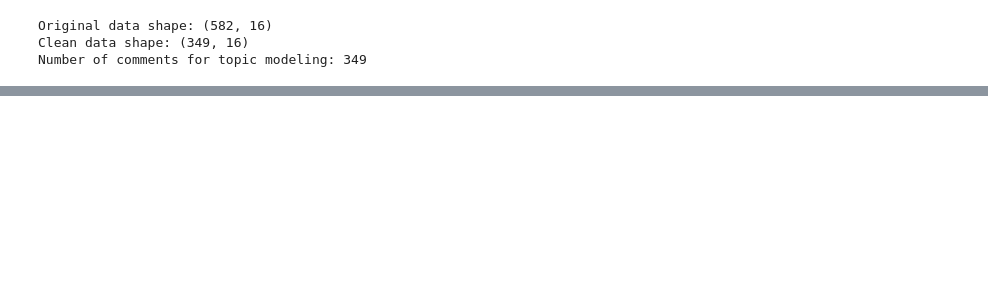
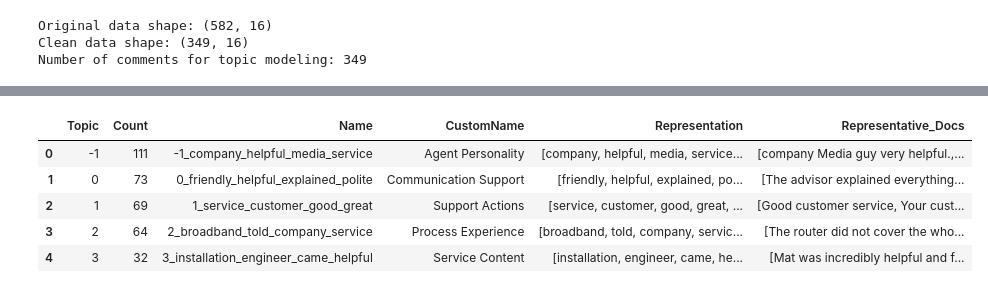
Before and after one commit to Ry-Rousseau/NLP_Call_Script_Analysis, a Jupyter notebook: notebooks/topic_theme_modelling.ipynb, the cells around one changed output, grey strips where cells are left out. Saved outputs shown, nothing was run; the diff lists cells and outputs as text; code cells hidden in the pictures; blank space fills up the shorter version.

Commit message:
verify data integrity and add flesh out visualizations

```diff
--- a/notebooks/topic_theme_modelling.ipynb
+++ b/notebooks/topic_theme_modelling.ipynb
@@ -298,7 +316,7 @@ from bertopic import BERTopic
 df_clean = (df
     .loc[df['LTR_COMMENT_CLEAN'].notna()]  # Remove missing comments
     .loc[df['LTR_COMMENT_CLEAN'].str.len() >= 20]  # Remove very short comments
-    .reset_index(drop=True)  # Reset index after filtering
+    #.reset_index(drop=True)  # Reset index after filtering
     .copy()
 )
 
@@ -517,15 +461,15 @@ Sample documents by topic:
 # %%
 
 # Step 8: Topic reduction (if needed)
-print(f"\nOriginal number of topics: {len(topic_model.get_topic_info())}")
+# print(f"\nOriginal number of topics: {len(topic_model.get_topic_info())}")
 
-# Reduce topics if there are too many (following guide's example)
-if len(topic_model.get_topic_info()) > 20:
-    print("Reducing number of topics...")
-    topic_model.reduce_topics(docs, nr_topics=15)
+# # Reduce topics if there are too many (following guide's example)
+# if len(topic_model.get_topic_info()) > 20:
+#     print("Reducing number of topics...")
+#     topic_model.reduce_topics(docs, nr_topics=15)
 
-    # Update topics after reduction
-    topics_reduced = topic_model.topics_
-    df_clean['topic_reduced'] = topics_reduced
+#     # Update topics after reduction
+#     topics_reduced = topic_model.topics_
+#     df_clean['topic_reduced'] = topics_reduced
 
-    print(f"Reduced number of topics: {len(topic_model.get_topic_info())}")
+#     print(f"Reduced number of topics: {len(topic_model.get_topic_info())}")
@@ -548,0 +1377,57 @@ Should also look into entity analysis, which can extract the proper nouns and th
+# %%
+from bertopic import BERTopic
+from sklearn.feature_extraction.text import CountVectorizer
+from umap import UMAP
+import hdbscan
+import pandas as pd
+
+# 1) Prepare your documents
+docs_df = df_clean.dropna(subset=["LTR_COMMENT"])
+docs    = docs_df["LTR_COMMENT"].tolist()
+print(f"Fitting on {len(docs)} comments")
+
+# 2) Your 7 seed‐topic keyword lists (as before)
+category_seed_keywords = {
+    "Agent Personality"     : ["professional","friendly","helpful","rude","unhelpful"],
+    "Communication Support" : ["explained","clear","understood","confusing","outlined"],
+    "Support Actions"       : ["help","support","resolved","assistance"],
+    "Process Experience"    : ["quick","efficient","waiting","slow","easy","difficult"],
+    "Service Content"       : ["broadband","internet","wifi","price","bill","package"],
+    "Competitive Retention" : ["sky","bt","virgin","switching","cancel"],
+    "Contact Patterns"      : ["callback","follow","again","second"]
+}
+seed_topic_list = list(category_seed_keywords.values())
+
+# 3) Instantiate vectorizer, UMAP, **and** HDBSCAN _with_ prediction_data
+vectorizer_model = CountVectorizer(stop_words="english")
+umap_model       = UMAP(n_neighbors=15, min_dist=0.0, metric="cosine")
+hdbscan_model    = hdbscan.HDBSCAN(
+    min_cluster_size=10,
+    metric="euclidean",
+    cluster_selection_method="eom",
+    prediction_data=True               # ← must have this for calculate_probabilities=True :contentReference[oaicite:0]{index=0}
+)
+
+# 4) Configure & fit BERTopic
+topic_model = BERTopic(
+    seed_topic_list       = seed_topic_list,
+    vectorizer_model      = vectorizer_model,
+    umap_model            = umap_model,
+    hdbscan_model         = hdbscan_model,
+    calculate_probabilities = True,    # now works without error
+    verbose               = True
+)
+topics, probs = topic_model.fit_transform(docs)
+
+# 5) Rename topics 0–6 to your human labels
+auto_labels = topic_model.generate_topic_labels(nr_words=3)
+custom_labels = [
+    list(category_seed_keywords.keys())[i] if i < len(seed_topic_list) else lbl
+    for i, lbl in enumerate(auto_labels)
+]
+topic_model.set_topic_labels(custom_labels)
+
+# 6) Quick check
+print("\n=== Top 10 topic overview ===")
+display(topic_model.get_topic_info().head(10))
+# %% [output]
@@ -548,0 +1446,6 @@ Should also look into entity analysis, which can extract the proper nouns and th
+|  | Topic | Count | Name | CustomName | Representation | Representative_Docs |
+| 0 | -1 | 111 | -1_company_helpful_media_service | Agent Personality | [company, helpful, media, service... | [company Media guy very helpful.,... |
+| 1 | 0 | 73 | 0_friendly_helpful_explained_polite | Communication Support | [friendly, helpful, explained, po... | [The advisor explained everything... |
+| 2 | 1 | 69 | 1_service_customer_good_great | Support Actions | [service, customer, good, great, ... | [Good customer service, Your cust... |
+| 3 | 2 | 64 | 2_broadband_told_company_service | Process Experience | [broadband, told, company, servic... | [The router did not cover the who... |
+| 4 | 3 | 32 | 3_installation_engineer_came_helpful | Service Content | [installation, engineer, came, he... | [Mat was incredibly helpful and f... |
```
Also changed, not shown: parts of 41 cells of this notebook, 6 other files.
